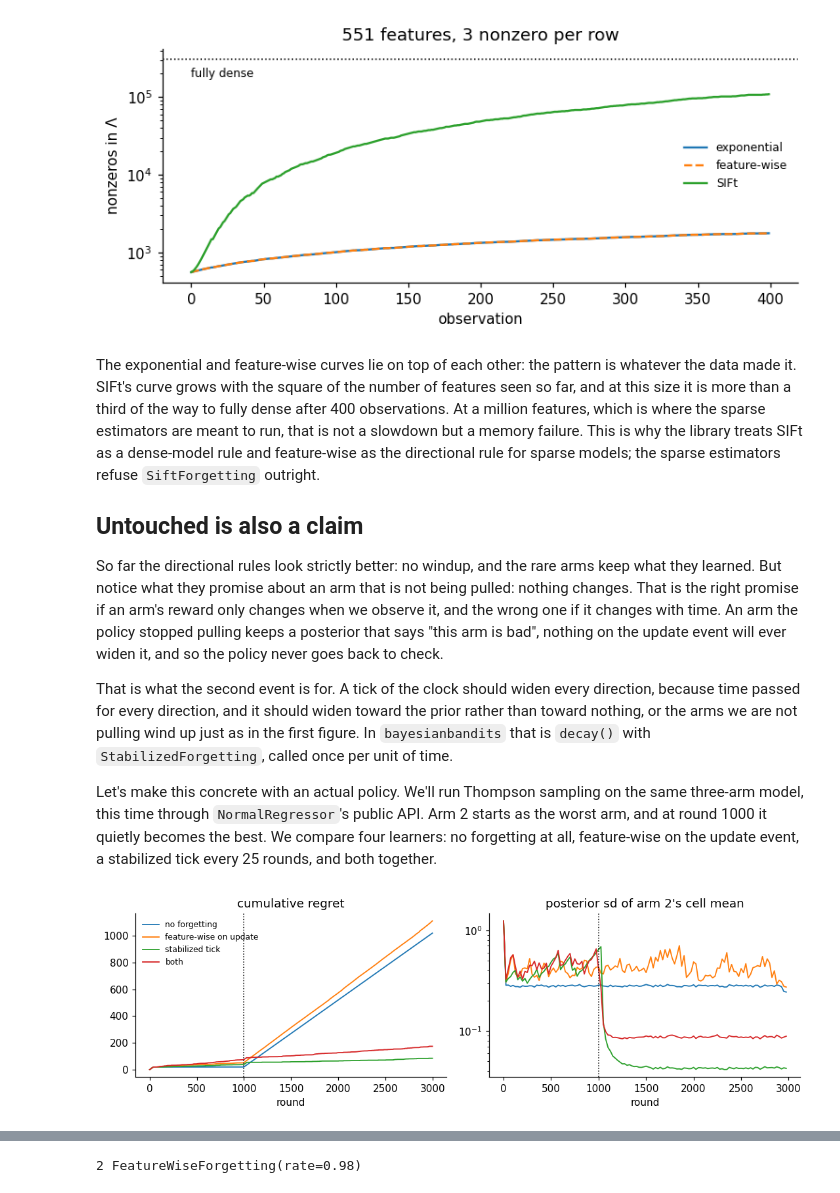
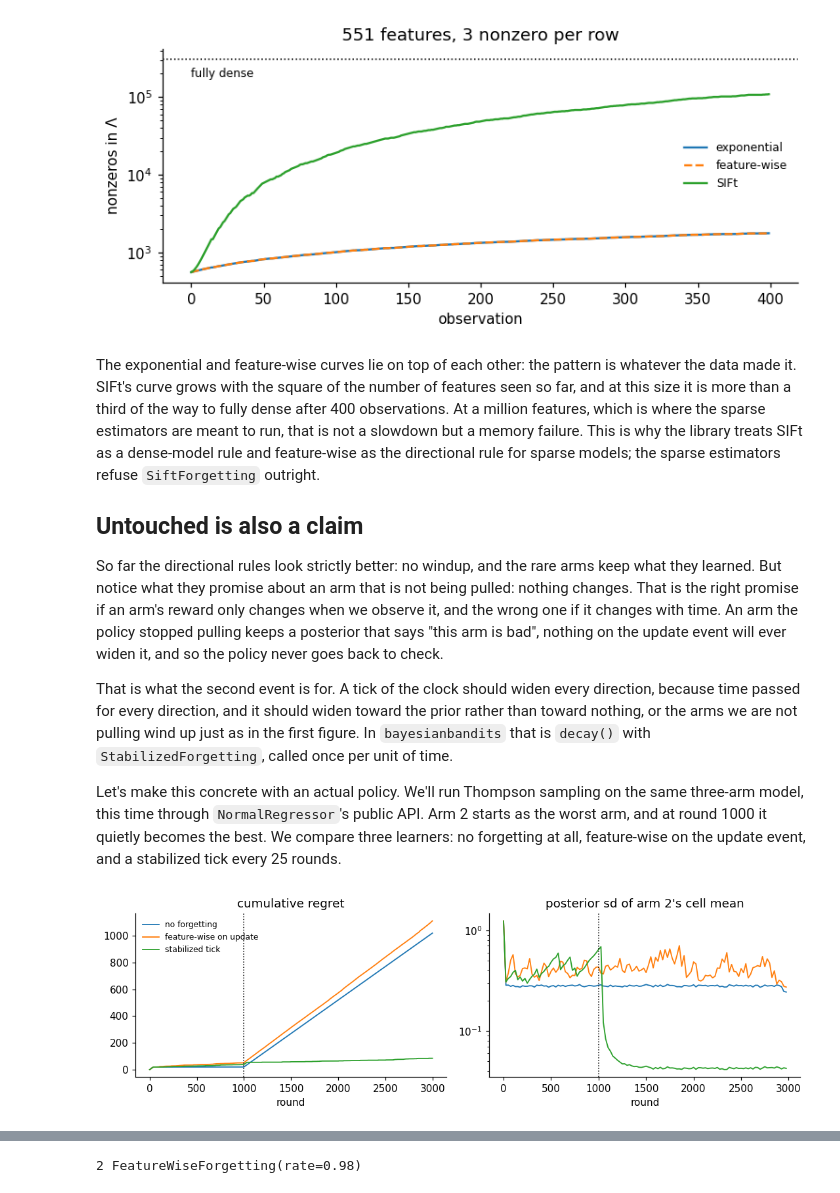
Before and after one commit to bayesianbandits/bayesianbandits, a Jupyter notebook: docs/notebooks/forgetting.ipynb, the cells around one changed output, grey strips where cells are left out. Saved outputs shown, nothing was run; the diff lists cells and outputs as text; code cells hidden in the pictures.

Commit message:
Drop the combined learner from the drift figure
Three learners make the point; the pair was left over from a section
that no longer exists.

```diff
--- a/docs/notebooks/forgetting.ipynb
+++ b/docs/notebooks/forgetting.ipynb
@@ -350,9 +350,9 @@ pulling wind up just as in the first figure. In `bayesianbandits` that is
 Let's make this concrete with an actual policy. We'll run Thompson
 sampling on the same three-arm model, this time through
 `NormalRegressor`'s public API. Arm 2 starts as the worst arm, and at
-round 1000 it quietly becomes the best. We compare four learners: no
-forgetting at all, feature-wise on the update event, a stabilized tick
-every 25 rounds, and both together.
+round 1000 it quietly becomes the best. We compare three learners: no
+forgetting at all, feature-wise on the update event, and a stabilized
+tick every 25 rounds.
 # %%
 T, CHANGE, EVERY = 3000, 1000, 25
 TRUE = np.where(np.arange(T)[:, None] < CHANGE, [1.0, 0.5, 0.0], [1.0, 0.5, 1.5])
@@ -368,37 +368,34 @@ def thompson(forgetting=None, tick=None, seed=3):
         a = int(np.argmax(model.sample(ROWS)))
         model.partial_fit(ROWS[a : a + 1], np.array([TRUE[t, a] + rng.normal(0, 0.5)]))
         regret[t] = TRUE[t].max() - TRUE[t, a]
         if tick is not None and (t + 1) % EVERY == 0:
             model.decay(tick)
         if t % EVERY == 0:
             arm2_sd[t] = model.sample(ROWS[2:3], size=2000).std()
     return np.cumsum(regret), arm2_sd
 
 
 learners = {
     "no forgetting": thompson(),
     "feature-wise on update": thompson(forgetting=FeatureWiseForgetting(0.98)),
     "stabilized tick": thompson(tick=StabilizedForgetting(0.85)),
-    "both": thompson(
-        forgetting=FeatureWiseForgetting(0.98), tick=StabilizedForgetting(0.85)
-    ),
 }
 
 fig, axes = plt.subplots(1, 2, figsize=(10, 3.2))
 for name, (regret, arm2_sd) in learners.items():
     axes[0].plot(regret, label=name, lw=1.2)
     ok = ~np.isnan(arm2_sd)
     axes[1].plot(np.flatnonzero(ok), arm2_sd[ok], label=name, lw=1.2)
 for ax in axes:
     ax.axvline(CHANGE, color="k", ls=":", lw=1)
     ax.set_xlabel("round")
 axes[0].set_title("cumulative regret")
 axes[1].set_title("posterior sd of arm 2's cell mean")
 axes[1].set_yscale("log")
 axes[0].legend(frameon=False, fontsize=8)
 plt.tight_layout()
 # %% [output]
-[figure, old version]
+[figure, new version]
 # %% [markdown]
 **What to notice:**
 
```
Also changed, not shown: parts of 1 cell of this notebook.
